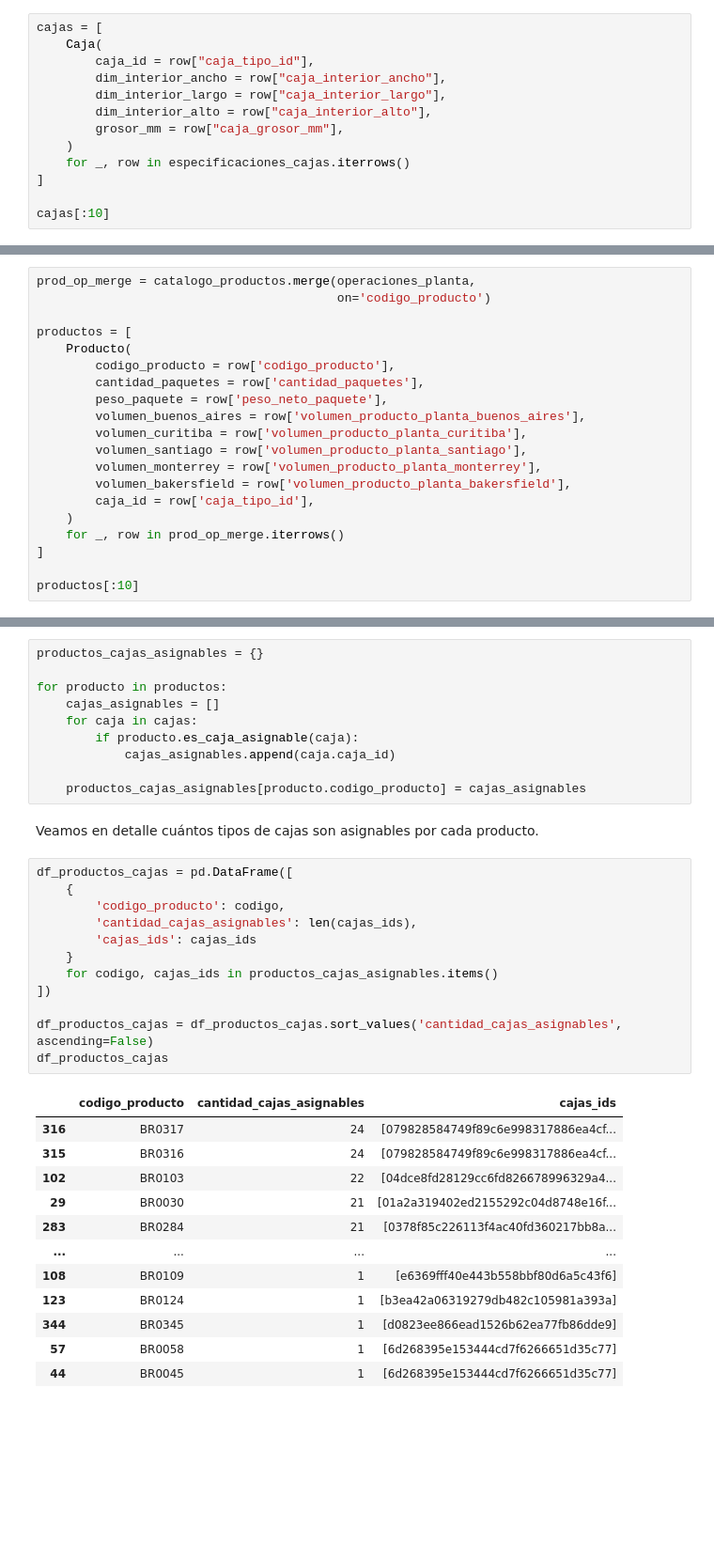
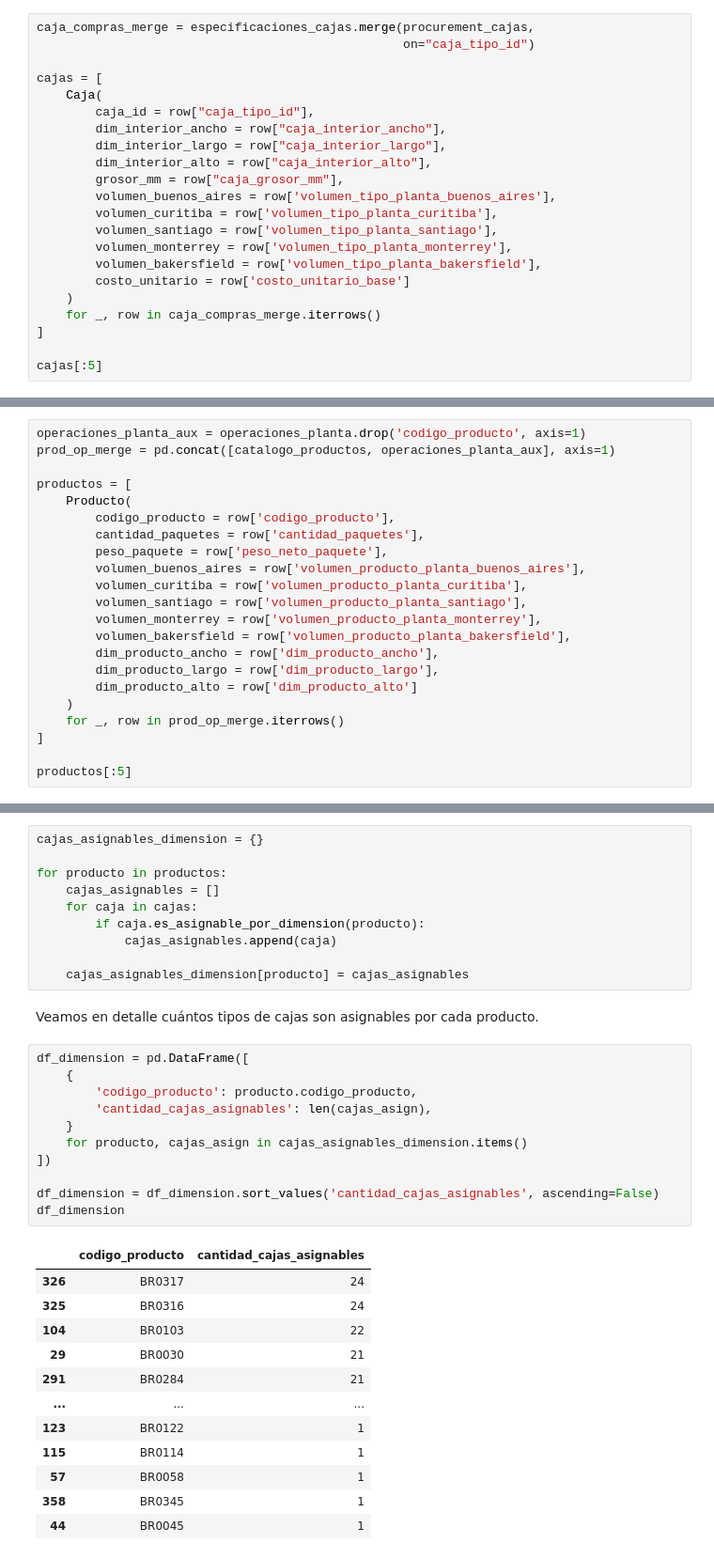
Before and after one commit to demianelnecave/AlixPartners-Competencia-Datos, a Jupyter notebook: 4.factibilidad.ipynb, the cells around one changed output, grey strips where cells are left out. Shown at 94% size. Cells and saved outputs as stored; diff of their text form; blank space fills up the shorter version.

```diff
--- a/4.factibilidad.ipynb
+++ b/4.factibilidad.ipynb
@@ -21,6 +21,9 @@ procurement_cajas = pd.read_csv("Datos-finales/procurement_cajas.csv")
 # %% [markdown]
 Guardamos primero los tipos de cajas y productos en listas de python.
 # %%
+caja_compras_merge = especificaciones_cajas.merge(procurement_cajas,
+                                                  on="caja_tipo_id")
+
 cajas = [
     Caja(
         caja_id = row["caja_tipo_id"],
@@ -28,11 +31,17 @@ cajas = [
         dim_interior_largo = row["caja_interior_largo"],
         dim_interior_alto = row["caja_interior_alto"],
         grosor_mm = row["caja_grosor_mm"],
+        volumen_buenos_aires = row['volumen_tipo_planta_buenos_aires'],
+        volumen_curitiba = row['volumen_tipo_planta_curitiba'],
+        volumen_santiago = row['volumen_tipo_planta_santiago'],
+        volumen_monterrey = row['volumen_tipo_planta_monterrey'],
+        volumen_bakersfield = row['volumen_tipo_planta_bakersfield'],
+        costo_unitario = row['costo_unitario_base']
     )
-    for _, row in especificaciones_cajas.iterrows()
+    for _, row in caja_compras_merge.iterrows()
 ]
 
-cajas[:10]
+cajas[:5]
 # %% [output]
 [<Caja 016d196c89dcfcb306b853a776a879b9 | Int: 248.0x383.0x224.0mm | Ext: 257.6x392.6x233.6mm | Grosor: 4.8mm>,
  <Caja 01a2a319402ed2155292c04d8748e16f | Int: 282.0x380.0x185.0mm | Ext: 291.4x389.4x194.4mm | Grosor: 4.7mm>,
@@ -47,6 +51,6 @@ cajas[:10]
 # %%
-prod_op_merge = catalogo_productos.merge(operaciones_planta,
-                                         on='codigo_producto')
+operaciones_planta_aux = operaciones_planta.drop('codigo_producto', axis=1)
+prod_op_merge = pd.concat([catalogo_productos, operaciones_planta_aux], axis=1)
 
 productos = [
     Producto(
@@ -58,10 +62,12 @@ productos = [
         volumen_santiago = row['volumen_producto_planta_santiago'],
         volumen_monterrey = row['volumen_producto_planta_monterrey'],
         volumen_bakersfield = row['volumen_producto_planta_bakersfield'],
-        caja_id = row['caja_tipo_id'],
+        dim_producto_ancho = row['dim_producto_ancho'],
+        dim_producto_largo = row['dim_producto_largo'],
+        dim_producto_alto = row['dim_producto_alto']
     )
     for _, row in prod_op_merge.iterrows()
 ]
 
-productos[:10]
+productos[:5]
 # %% [output]
@@ -78,39 +79,38 @@ productos[:10]
 # %% [markdown]
 #### **Factibilidad 1: Tipos de cajas asignables por dimensión**
 # %%
-productos_cajas_asignables = {}
+cajas_asignables_dimension = {}
 
 for producto in productos:
     cajas_asignables = []
     for caja in cajas:
-        if producto.es_caja_asignable(caja):
-            cajas_asignables.append(caja.caja_id)
+        if caja.es_asignable_por_dimension(producto):
+            cajas_asignables.append(caja)
 
-    productos_cajas_asignables[producto.codigo_producto] = cajas_asignables
+    cajas_asignables_dimension[producto] = cajas_asignables
 # %% [markdown]
 Veamos en detalle cuántos tipos de cajas son asignables por cada producto.
 # %%
-df_productos_cajas = pd.DataFrame([
+df_dimension = pd.DataFrame([
     {
-        'codigo_producto': codigo,
-        'cantidad_cajas_asignables': len(cajas_ids),
-        'cajas_ids': cajas_ids
+        'codigo_producto': producto.codigo_producto,
+        'cantidad_cajas_asignables': len(cajas_asign),
     }
-    for codigo, cajas_ids in productos_cajas_asignables.items()
+    for producto, cajas_asign in cajas_asignables_dimension.items()
 ])
 
-df_productos_cajas = df_productos_cajas.sort_values('cantidad_cajas_asignables', ascending=False)
-df_productos_cajas
+df_dimension = df_dimension.sort_values('cantidad_cajas_asignables', ascending=False)
+df_dimension
 # %% [output]
-|  | codigo_producto | cantidad_cajas_asignables | cajas_ids |
-| 316 | BR0317 | 24 | [079828584749f89c6e998317886ea4cf... |
-| 315 | BR0316 | 24 | [079828584749f89c6e998317886ea4cf... |
-| 102 | BR0103 | 22 | [04dce8fd28129cc6fd826678996329a4... |
-| 29 | BR0030 | 21 | [01a2a319402ed2155292c04d8748e16f... |
-| 283 | BR0284 | 21 | [0378f85c226113f4ac40fd360217bb8a... |
-| ... | ... | ... | ... |
-| 108 | BR0109 | 1 | [e6369fff40e443b558bbf80d6a5c43f6] |
-| 123 | BR0124 | 1 | [b3ea42a06319279db482c105981a393a] |
-| 344 | BR0345 | 1 | [d0823ee866ead1526b62ea77fb86dde9] |
-| 57 | BR0058 | 1 | [6d268395e153444cd7f6266651d35c77] |
-| 44 | BR0045 | 1 | [6d268395e153444cd7f6266651d35c77] |
+|  | codigo_producto | cantidad_cajas_asignables |
+| 326 | BR0317 | 24 |
+| 325 | BR0316 | 24 |
+| 104 | BR0103 | 22 |
+| 29 | BR0030 | 21 |
+| 291 | BR0284 | 21 |
+| ... | ... | ... |
+| 123 | BR0122 | 1 |
+| 115 | BR0114 | 1 |
+| 57 | BR0058 | 1 |
+| 358 | BR0345 | 1 |
+| 44 | BR0045 | 1 |
```
Also changed, not shown: parts of 13 cells of this notebook, 8 other files.
